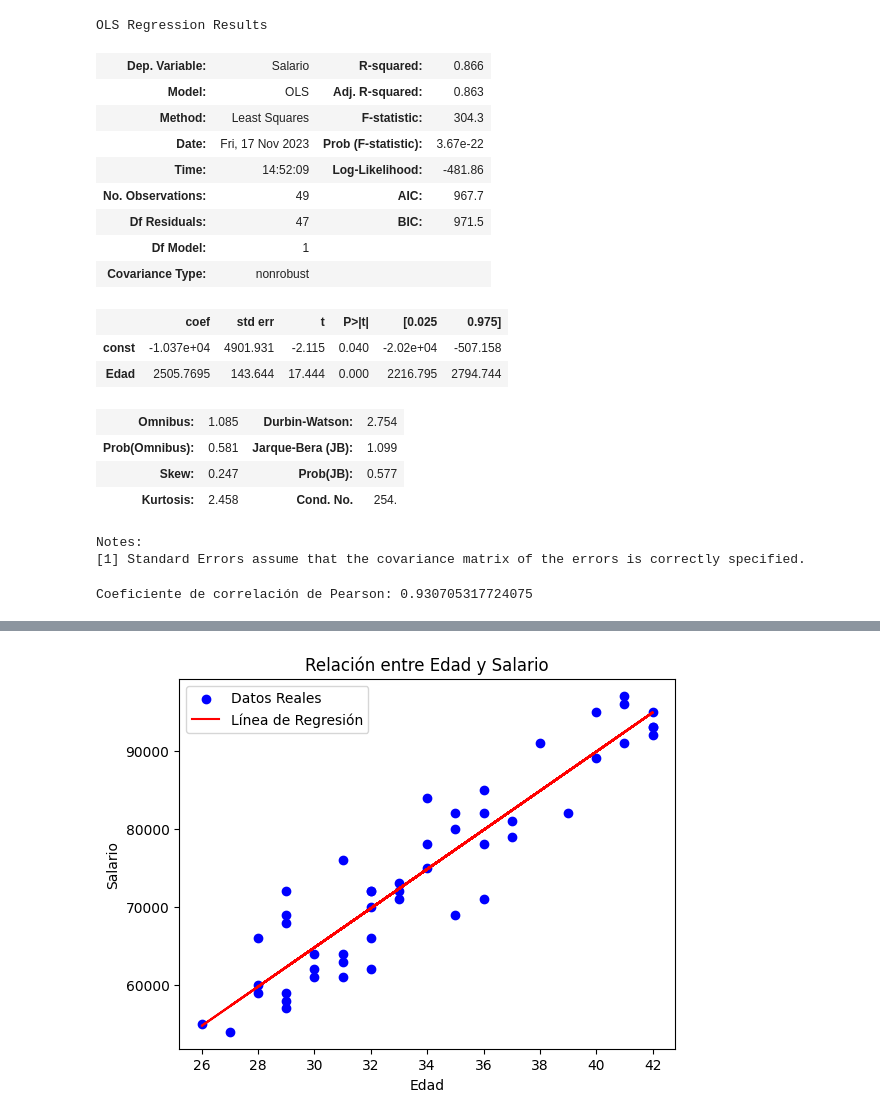
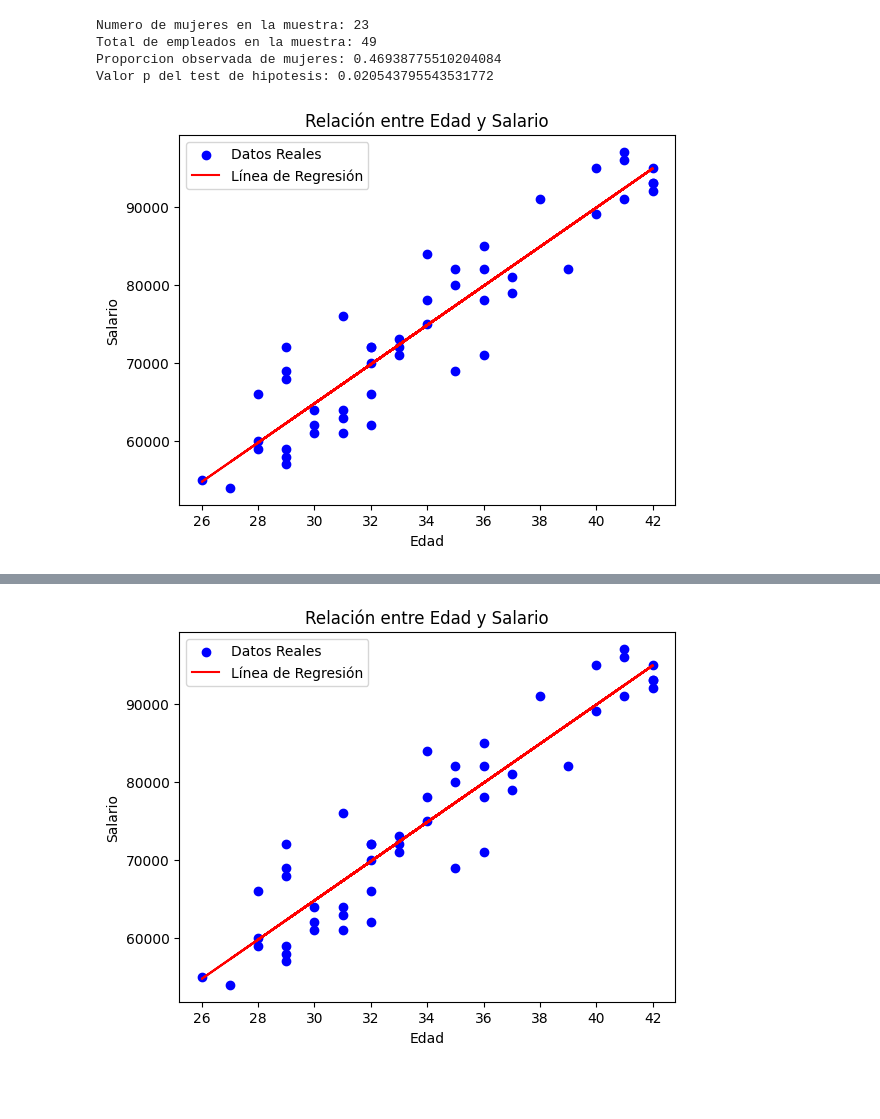
Before and after one commit to LeandroRodrigoMolina/IntegradorEstadisticaSecuela, a Jupyter notebook: main.ipynb, the cells around one changed output, grey strips where cells are left out. Cells and saved outputs as stored; diff of their text form; code cells hidden in the pictures; blank space fills up the shorter version.

```diff
--- a/main.ipynb
+++ b/main.ipynb
@@ -81,41 +64,60 @@ intervalo de confianza sobre las horas de trabajo (42.57585990251015, 44.6486298
+# %%
+# Contar el número de mujeres en la muestra
+num_mujeres = df_empleados_excel_modificado['Genero'].str.strip().str.lower().value_counts().get('femenino', 0)
+total_empleados = len(df_empleados_excel_modificado)
+
+# Proporción observada de mujeres en la muestra
+proporcion_mujeres = num_mujeres / total_empleados
+
+# Nueva hipótesis nula
+p_h0_nueva = 0.32
+
+# Realizar el test de hipótesis con la nueva hipótesis nula
+# Usando 'greater' como alternativa porque H1: p > 0.19
+# Realizar el test de hipótesis con la nueva hipótesis nula usando 'binomtest'
+resultado_test = binomtest(num_mujeres, total_empleados, p_h0_nueva, alternative='greater')
+
+# Obtener el valor p del resultado
+p_value_nueva = resultado_test.pvalue
+
+# Imprimir los resultados
+print("Numero de mujeres en la muestra:", num_mujeres)
+print("Total de empleados en la muestra:", total_empleados)
+print("Proporcion observada de mujeres:", proporcion_mujeres)
+print("Valor p del test de hipotesis:", p_value_nueva)
+# %% [output]
+Numero de mujeres en la muestra: 23
+Total de empleados en la muestra: 49
+Proporcion observada de mujeres: 0.46938775510204084
+Valor p del test de hipotesis: 0.020543795543531772
 # %%
 # Preparación de los datos para el modelo de regresión lineal
 X = df_empleados_excel_modificado['Edad']  # Variable independiente
 y = df_empleados_excel_modificado['Salario']  # Variable dependiente
 
 # Agregar una constante a la variable independiente
 X = sm.add_constant(X)
 
 # Crear el modelo de regresión lineal
 modelo = sm.OLS(y, X).fit()
 
-# Obtener el resumen del modelo
-resumen_modelo = modelo.summary()
-resumen_modelo
+# Obtenemos los valores de la edad y los salarios predichos por el modelo
+X_valores = df_empleados_excel_modificado['Edad']
+y_pred = modelo.predict()
+
+# Gráfico de dispersión de los datos reales
+plt.scatter(X_valores, y, label='Datos Reales', color='blue')
+
+# Línea de tendencia del modelo de regresión
+plt.plot(X_valores, y_pred, label='Línea de Regresión', color='red')
+
+# Etiquetas y leyenda
+plt.title('Relación entre Edad y Salario')
+plt.xlabel('Edad')
+plt.ylabel('Salario')
+plt.legend()
+
+# Mostrar el gráfico
+plt.show()
 # %% [output]
-OLS Regression Results
-| Dep. Variable: | Salario | R-squared: | 0.866 |
-| Model: | OLS | Adj. R-squared: | 0.863 |
-| Method: | Least Squares | F-statistic: | 304.3 |
-| Date: | Fri, 17 Nov 2023 | Prob (F-statistic): | 3.67e-22 |
-| Time: | 14:52:09 | Log-Likelihood: | -481.86 |
-| No. Observations: | 49 | AIC: | 967.7 |
-| Df Residuals: | 47 | BIC: | 971.5 |
-| Df Model: | 1 |  |  |
-| Covariance Type: | nonrobust |  |  |
-|  | coef | std err | t | P>|t| | [0.025 | 0.975] |
-| const | -1.037e+04 | 4901.931 | -2.115 | 0.040 | -2.02e+04 | -507.158 |
-| Edad | 2505.7695 | 143.644 | 17.444 | 0.000 | 2216.795 | 2794.744 |
-| Omnibus: | 1.085 | Durbin-Watson: | 2.754 |
-| Prob(Omnibus): | 0.581 | Jarque-Bera (JB): | 1.099 |
-| Skew: | 0.247 | Prob(JB): | 0.577 |
-| Kurtosis: | 2.458 | Cond. No. | 254. |
-Notes:
-[1] Standard Errors assume that the covariance matrix of the errors is correctly specified.
+[figure, added]
-# %%
-# Suponiendo que df_empleados_excel_modificado es tu DataFrame
-correlacion = df_empleados_excel_modificado['Edad'].corr(df_empleados_excel_modificado['Salario'])
-
-print(f"Coeficiente de correlación de Pearson: {correlacion}")
-# %% [output]
-Coeficiente de correlación de Pearson: 0.930705317724075
```
Also changed, not shown: parts of 23 cells of this notebook.
